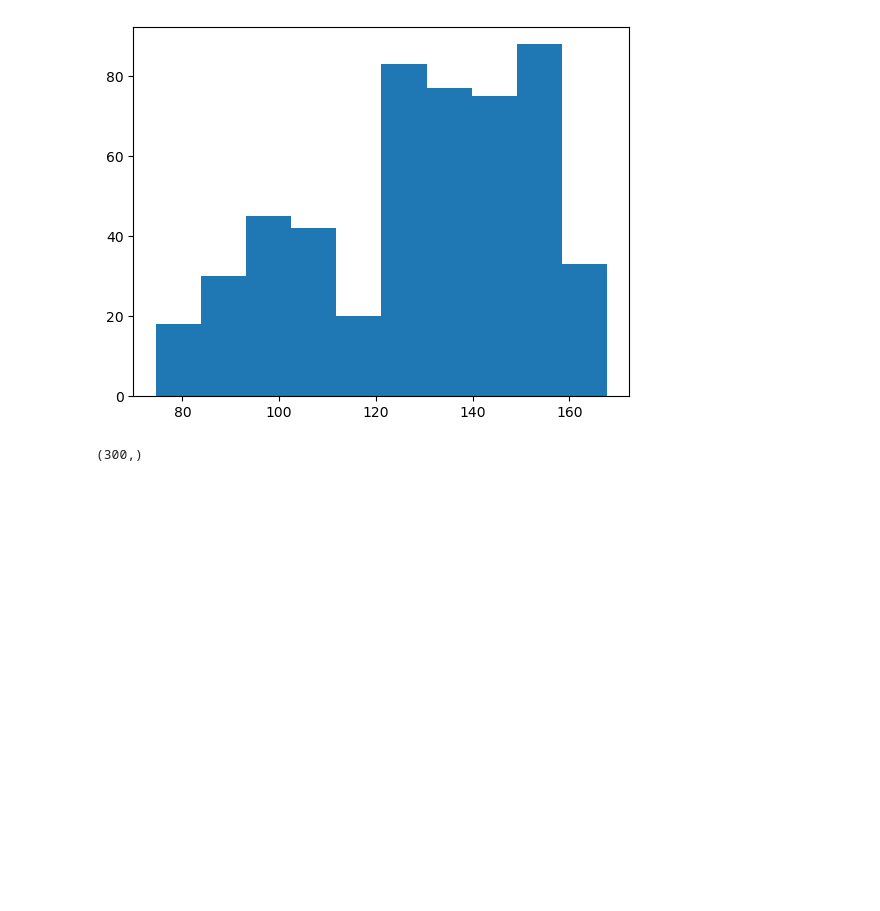
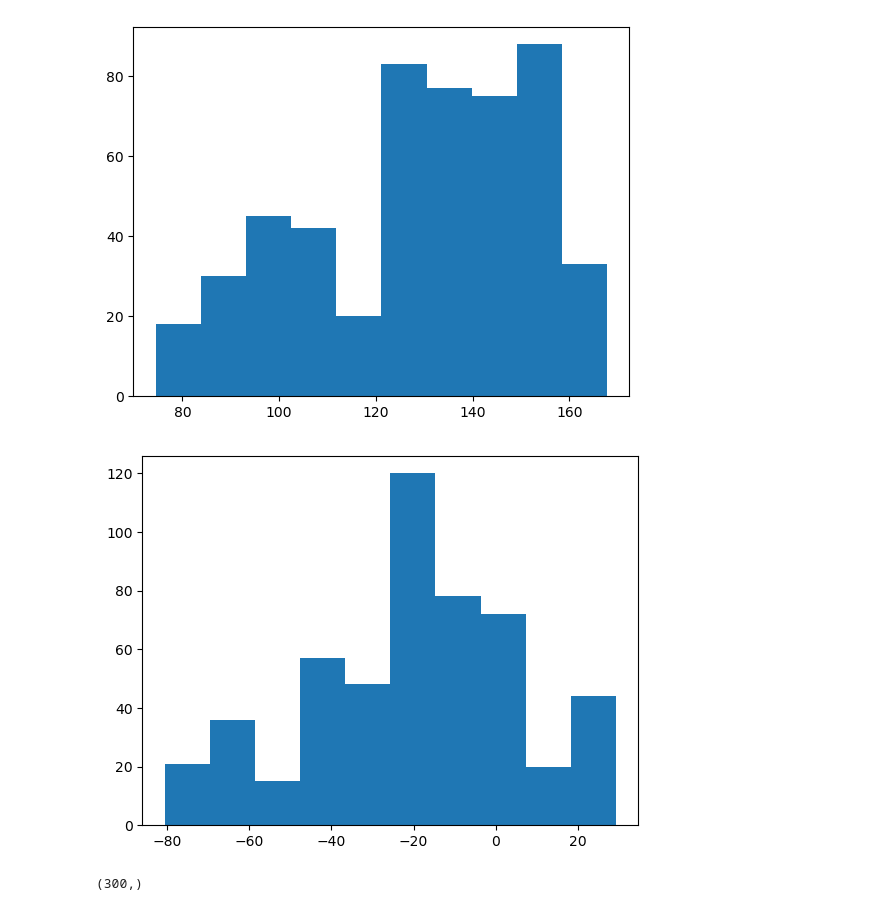
Before and after one commit to lsst-sims/sims_featureScheduler_runs4.0, a Jupyter notebook: baseline/new_ss_too.ipynb, the cells around one changed output. Cells and saved outputs as stored; diff of their text form; code cells hidden in the pictures; blank space fills up the shorter version.

```diff
--- a/baseline/new_ss_too.ipynb
+++ b/baseline/new_ss_too.ipynb
@@ -51,6 +70,14 @@ _ack = plt.hist(df_twi["solarElong"])
 _ack = plt.hist(df_night["solarElong"])
 # %% [output]
 [figure]
+# %%
+coord = SkyCoord(ra=df_night["fieldRA"].values * u.deg, dec=df_night["fieldDec"].values * u.deg, frame="icrs")
+eclip_lat = coord.barycentrictrueecliptic.lat.deg
+
+
+_ack = plt.hist(eclip_lat)
+# %% [output]
+[figure, added]
 # %%
 sso_e = gen_sso_events()
 # %%
```
Also changed, not shown: parts of 8 cells of this notebook.
